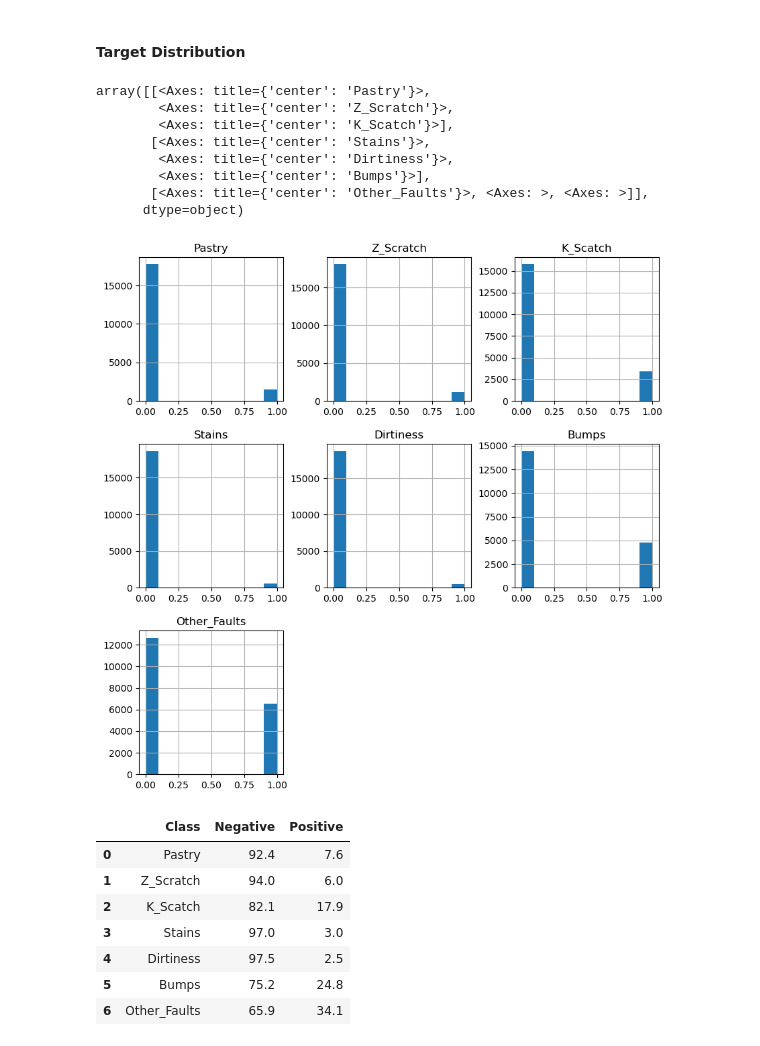
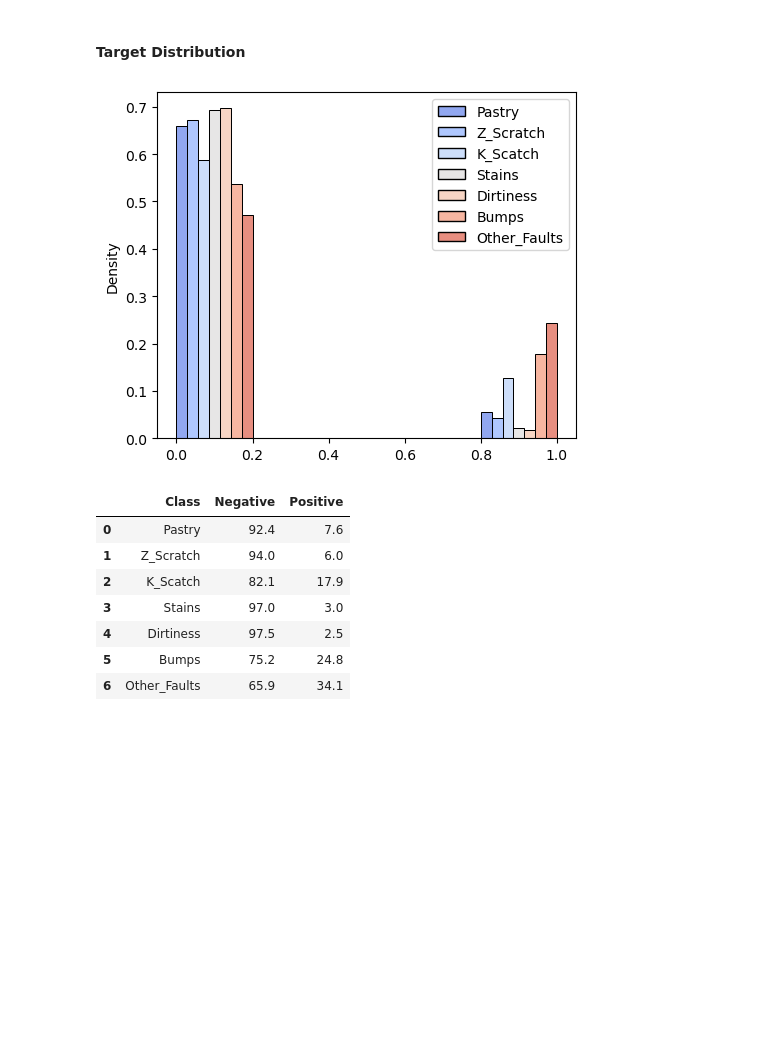
Before and after one commit to hkaragah/kaggle_notebooks, a Jupyter notebook: steel_plate_detection_prediction/steel_plate_detection_prediction.ipynb, the cells around one changed output. Drawn from its saved outputs; the diff is of its cells as text; code cells hidden in the pictures; blank space fills up the shorter version.

```diff
--- a/steel_plate_detection_prediction/steel_plate_detection_prediction.ipynb
+++ b/steel_plate_detection_prediction/steel_plate_detection_prediction.ipynb
@@ -449,18 +455,13 @@ plt.show()
 The above bar plot reveals that the number of values in each category in the train and test datsets are comparable.
 # %% [markdown]
 #### Target Distribution
-# %%
-target.hist(figsize=(10, 10))
-# %% [output]
-array([[<Axes: title={'center': 'Pastry'}>,
-        <Axes: title={'center': 'Z_Scratch'}>,
-        <Axes: title={'center': 'K_Scatch'}>],
-       [<Axes: title={'center': 'Stains'}>,
-        <Axes: title={'center': 'Dirtiness'}>,
-        <Axes: title={'center': 'Bumps'}>],
-       [<Axes: title={'center': 'Other_Faults'}>, <Axes: >, <Axes: >]],
-      dtype=object)
-[figure, removed]
+# %%
+plt.figure(figsize=(5, 4))
+sns.histplot(data=target, multiple='dodge', binwidth=0.2, palette='coolwarm', alpha=0.7, kde=False, stat='density')
+plt.tight_layout()
+plt.show()
+# %% [output]
+[figure, added]
 # %%
 positive_class = []
 negative_class = []
```
Also changed, not shown: parts of 33 cells of this notebook.
